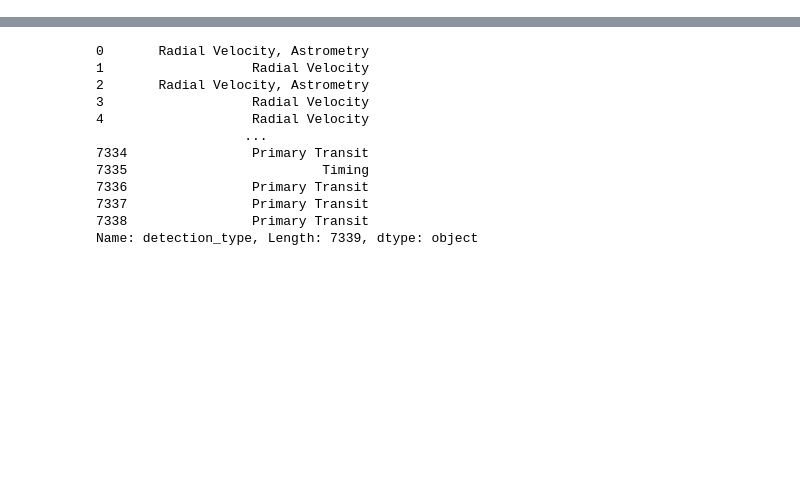
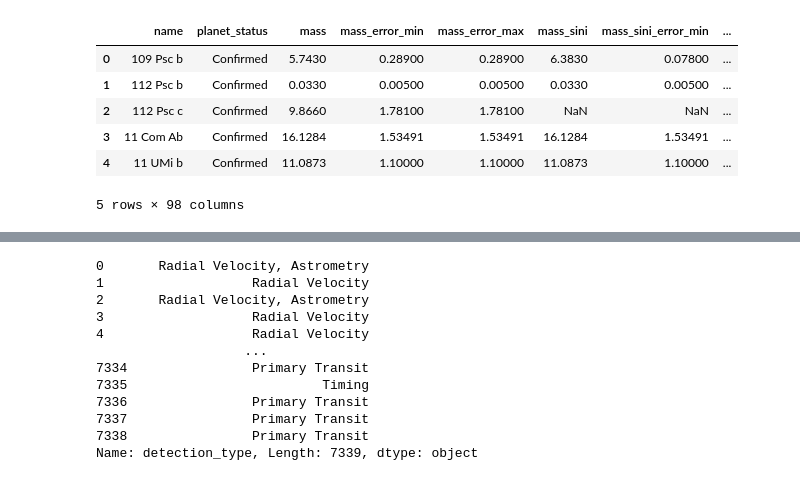
Before and after one commit to anibal-art/Roman_Rubin_NASA, a Jupyter notebook: planets.ipynb, the cells around one changed output, grey strips where cells are left out. Saved outputs shown, nothing was run; the diff lists cells and outputs as text; code cells hidden in the pictures; blank space fills up the shorter version.

```diff
--- a/planets.ipynb
+++ b/planets.ipynb
@@ -1,18 +1,26 @@
 # %%
 import matplotlib.pyplot as plt
 import pandas as pd
 import numpy as np
 from tqdm.auto import tqdm
 from astropy import units as u
 from astropy import constants as const
 
 from bokeh.layouts import gridplot, row, Spacer
 from bokeh.plotting import figure, show
 from bokeh.io import output_notebook
 from bokeh.models import ColumnDataSource, HoverTool, Span
 from bokeh.transform import linear_cmap
 
 # File path
 file_path = "exoplanets_eu.csv"
 df = pd.read_csv(file_path, quotechar='"', skipinitialspace=True)
-# display(df)
+display(df.head(5))
+# %% [output]
+|  | name | planet_status | mass | mass_error_min | mass_error_max | mass_sini | mass_sini_error_min | ... |
+| 0 | 109 Psc b | Confirmed | 5.7430 | 0.28900 | 0.28900 | 6.3830 | 0.07800 | ... |
+| 1 | 112 Psc b | Confirmed | 0.0330 | 0.00500 | 0.00500 | 0.0330 | 0.00500 | ... |
+| 2 | 112 Psc c | Confirmed | 9.8660 | 1.78100 | 1.78100 | NaN | NaN | ... |
+| 3 | 11 Com Ab | Confirmed | 16.1284 | 1.53491 | 1.53491 | 16.1284 | 1.53491 | ... |
+| 4 | 11 UMi b | Confirmed | 11.0873 | 1.10000 | 1.10000 | 11.0873 | 1.10000 | ... |
+5 rows × 98 columns
```
Also changed, not shown: parts of 7 cells of this notebook.
